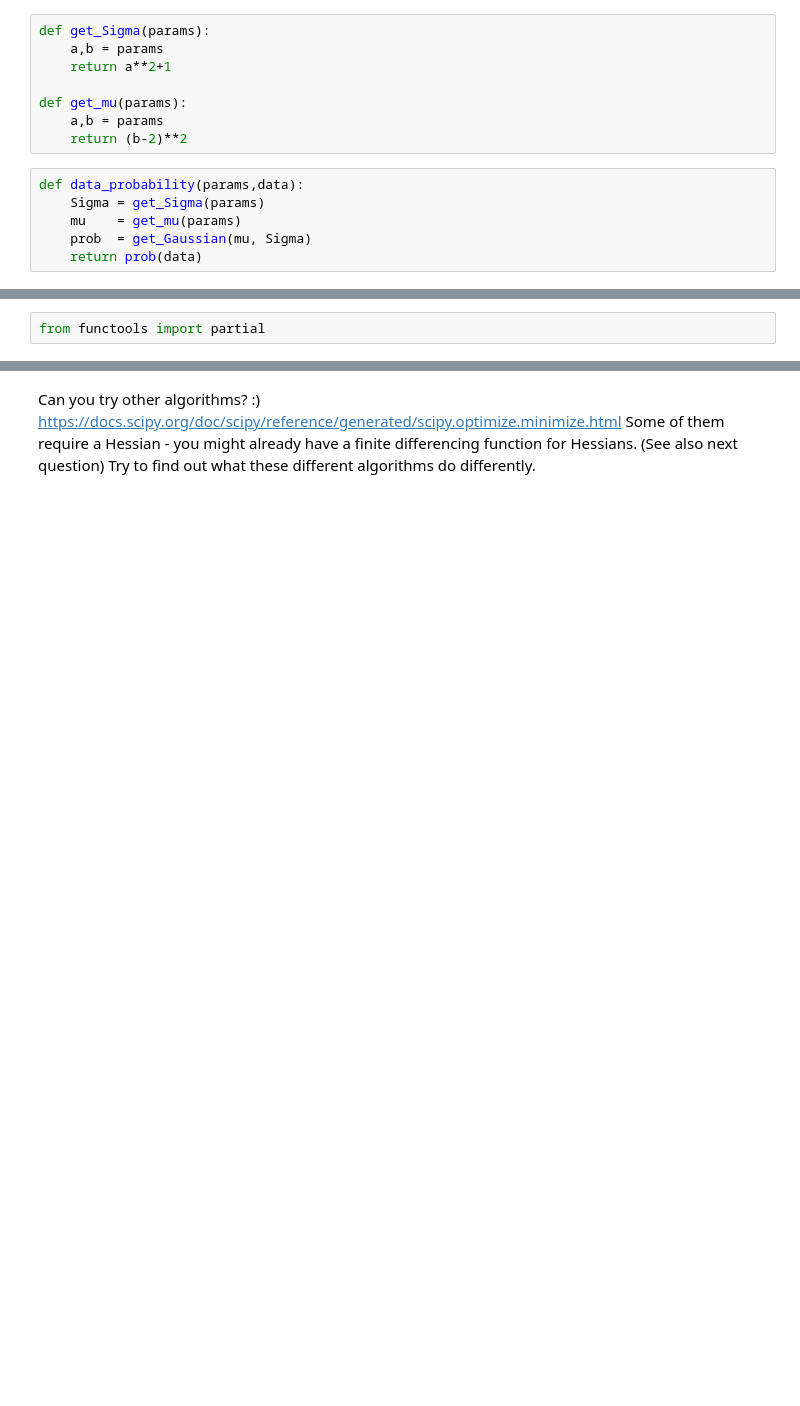
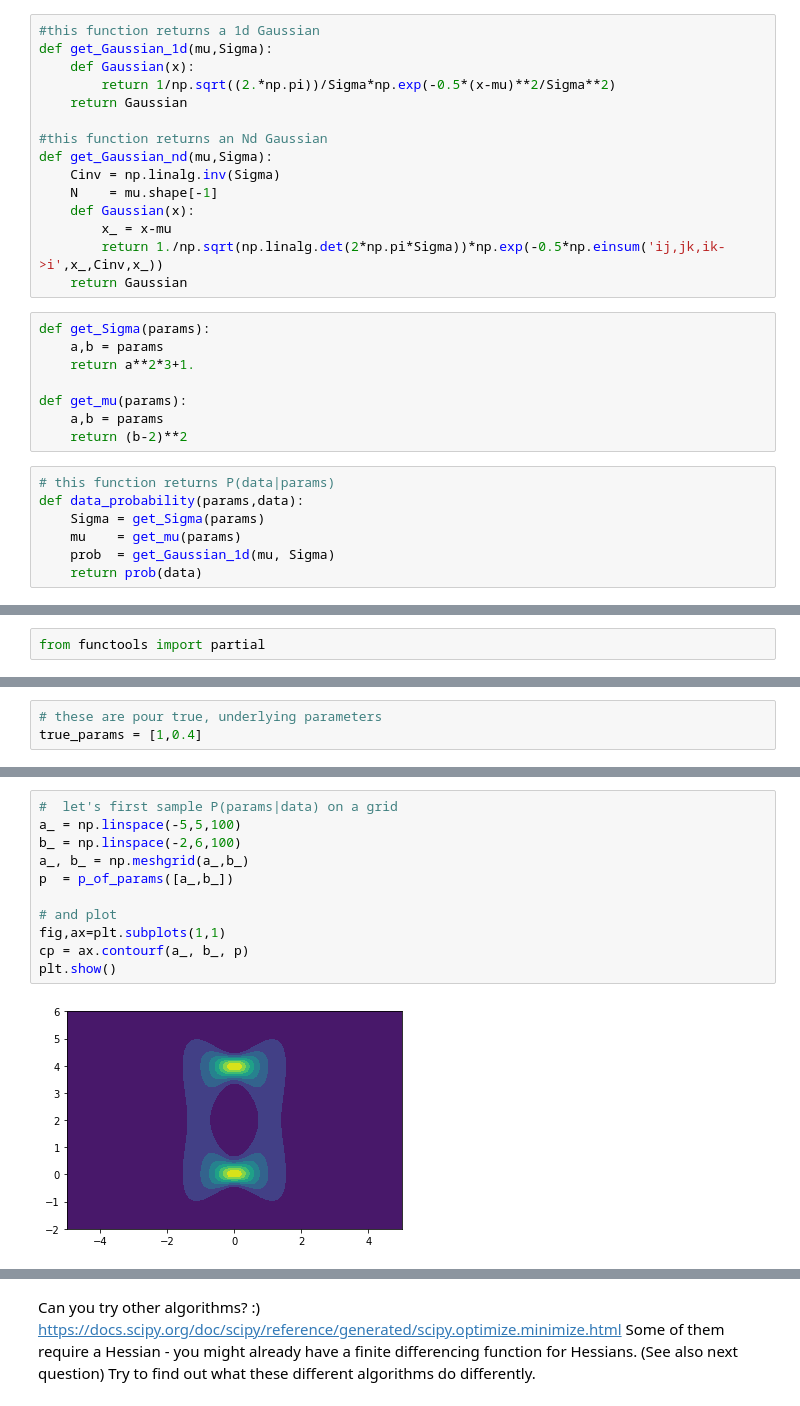
Before and after one commit to twerhane/UndergradStudentProjects, a Jupyter notebook: Jamie_and_Lister/VanessasNotebooks/FisherAnalysisOnToyExample.ipynb, the cells around one changed output, grey strips where cells are left out. Saved outputs shown, nothing was run; the diff lists cells and outputs as text; blank space fills up the shorter version.

```diff
--- a/Jamie_and_Lister/VanessasNotebooks/FisherAnalysisOnToyExample.ipynb
+++ b/Jamie_and_Lister/VanessasNotebooks/FisherAnalysisOnToyExample.ipynb
@@ -78,14 +76,30 @@ def get_Gaussian(mu,Sigma):
+# %%
+#this function returns a 1d Gaussian
+def get_Gaussian_1d(mu,Sigma):
+    def Gaussian(x):
+        return 1/np.sqrt((2.*np.pi))/Sigma*np.exp(-0.5*(x-mu)**2/Sigma**2)
+    return Gaussian
+
+#this function returns an Nd Gaussian
+def get_Gaussian_nd(mu,Sigma):
+    Cinv = np.linalg.inv(Sigma)
+    N    = mu.shape[-1]
+    def Gaussian(x):
+        x_ = x-mu
+        return 1./np.sqrt(np.linalg.det(2*np.pi*Sigma))*np.exp(-0.5*np.einsum('ij,jk,ik->i',x_,Cinv,x_))
+    return Gaussian
 # %%
 def get_Sigma(params):
     a,b = params
-    return a**2+1
+    return a**2*3+1.
 
 def get_mu(params):
     a,b = params
     return (b-2)**2
 # %%
+# this function returns P(data|params)
 def data_probability(params,data):
     Sigma = get_Sigma(params)
     mu    = get_mu(params)
-    prob  = get_Gaussian(mu, Sigma)
+    prob  = get_Gaussian_1d(mu, Sigma)
     return prob(data)
@@ -118,0 +125,3 @@ deriv       = partial(finite_diff,func=p_of_params)
+# %%
+# these are pour true, underlying parameters
+true_params = [1,0.4]
@@ -119 +136,14 @@ deriv       = partial(finite_diff,func=p_of_params)
+# %%
+#  let's first sample P(params|data) on a grid
+a_ = np.linspace(-5,5,100)
+b_ = np.linspace(-2,6,100)
+a_, b_ = np.meshgrid(a_,b_)
+p  = p_of_params([a_,b_])
+
+# and plot
+fig,ax=plt.subplots(1,1)
+cp = ax.contourf(a_, b_, p)
+plt.show()
+# %% [output]
+[figure, added]
 # %%
```
Also changed, not shown: parts of 34 cells of this notebook, 1 other file.
